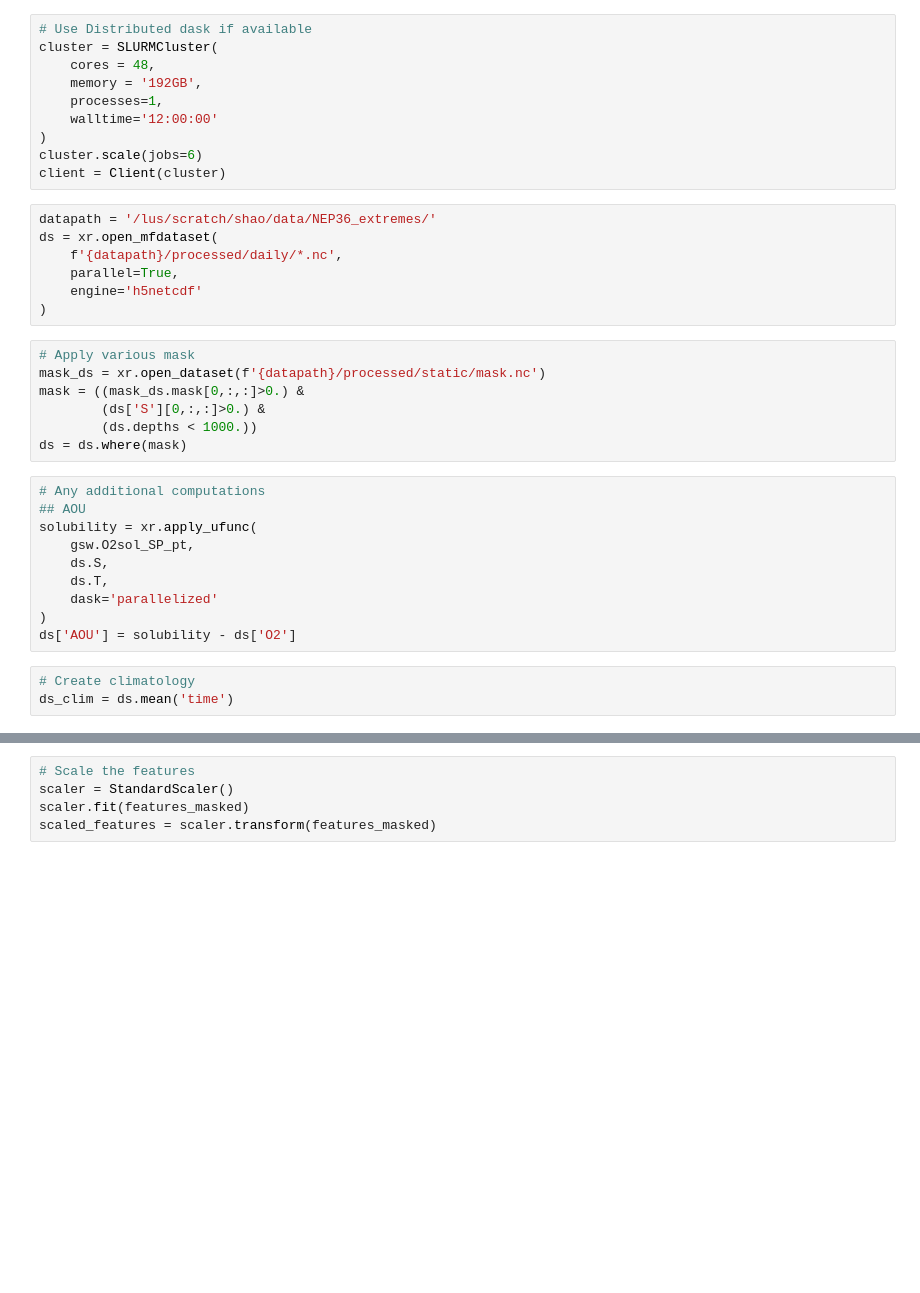
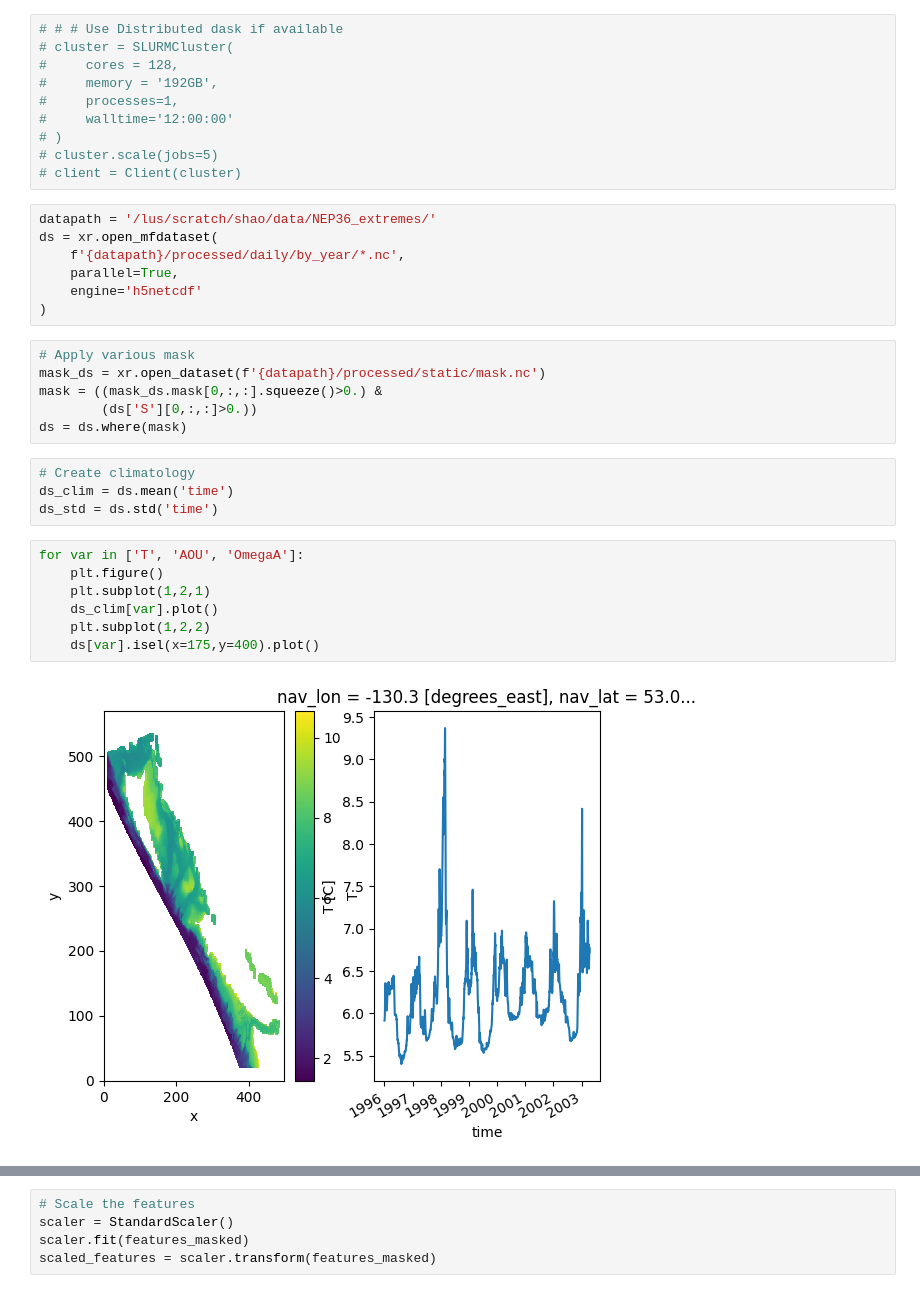
Before and after one commit to ashao/NEP36_cluster_analysis, a Jupyter notebook: calculate_clusters.ipynb, the cells around one changed output, grey strips where cells are left out. Saved outputs shown, nothing was run; the diff lists cells and outputs as text; blank space fills up the shorter version.

```diff
--- a/calculate_clusters.ipynb
+++ b/calculate_clusters.ipynb
@@ -11,37 +13,36 @@ import cartopy.crs as ccrs
 # %%
-# Use Distributed dask if available
-cluster = SLURMCluster(
-    cores = 48,
-    memory = '192GB',
-    processes=1,
-    walltime='12:00:00'
-)
-cluster.scale(jobs=6)
-client = Client(cluster)
+# # # Use Distributed dask if available
+# cluster = SLURMCluster(
+#     cores = 128,
+#     memory = '192GB',
+#     processes=1,
+#     walltime='12:00:00'
+# )
+# cluster.scale(jobs=5)
+# client = Client(cluster)
 # %%
 datapath = '/lus/scratch/shao/data/NEP36_extremes/'
 ds = xr.open_mfdataset(
-    f'{datapath}/processed/daily/*.nc',
+    f'{datapath}/processed/daily/by_year/*.nc',
     parallel=True,
     engine='h5netcdf'
 )
 # %%
 # Apply various mask
 mask_ds = xr.open_dataset(f'{datapath}/processed/static/mask.nc')
-mask = ((mask_ds.mask[0,:,:]>0.) &
-        (ds['S'][0,:,:]>0.) &
-        (ds.depths < 1000.))
+mask = ((mask_ds.mask[0,:,:].squeeze()>0.) &
+        (ds['S'][0,:,:]>0.))
 ds = ds.where(mask)
-# %%
-# Any additional computations
-## AOU
-solubility = xr.apply_ufunc(
-    gsw.O2sol_SP_pt,
-    ds.S,
-    ds.T,
-    dask='parallelized'
-)
-ds['AOU'] = solubility - ds['O2']
 # %%
 # Create climatology
 ds_clim = ds.mean('time')
+ds_std = ds.std('time')
+# %%
+for var in ['T', 'AOU', 'OmegaA']:
+    plt.figure()
+    plt.subplot(1,2,1)
+    ds_clim[var].plot()
+    plt.subplot(1,2,2)
+    ds[var].isel(x=175,y=400).plot()
+# %% [output]
+[figure, added]
```
Also changed, not shown: parts of 13 cells of this notebook, 3 other files.
